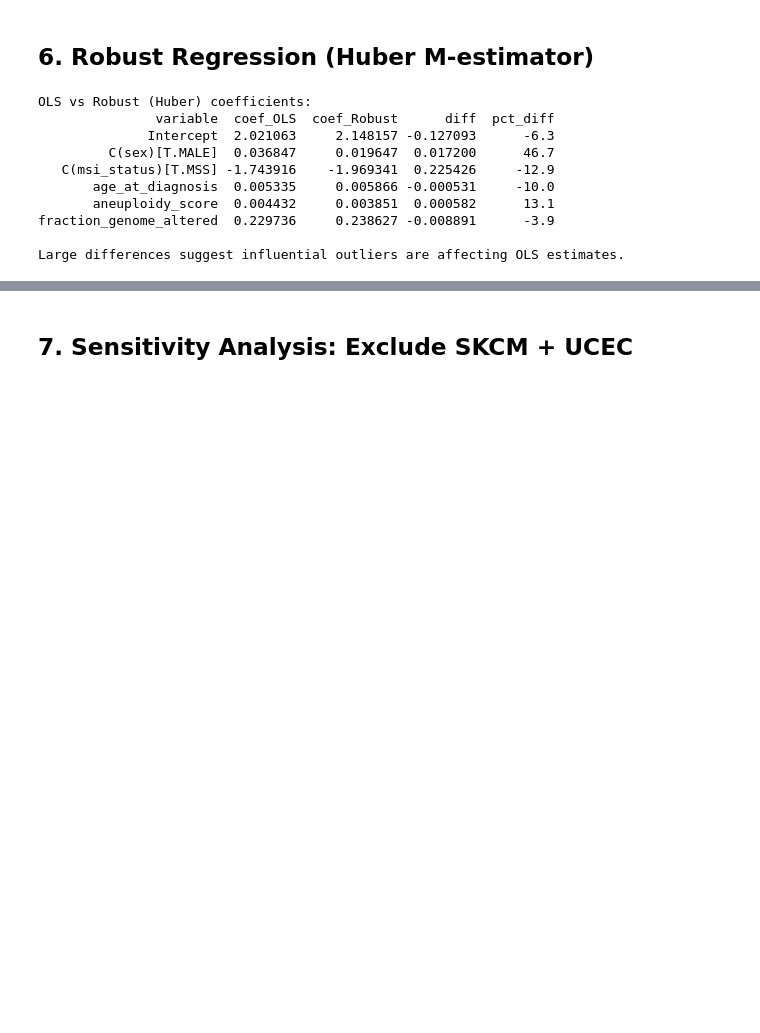
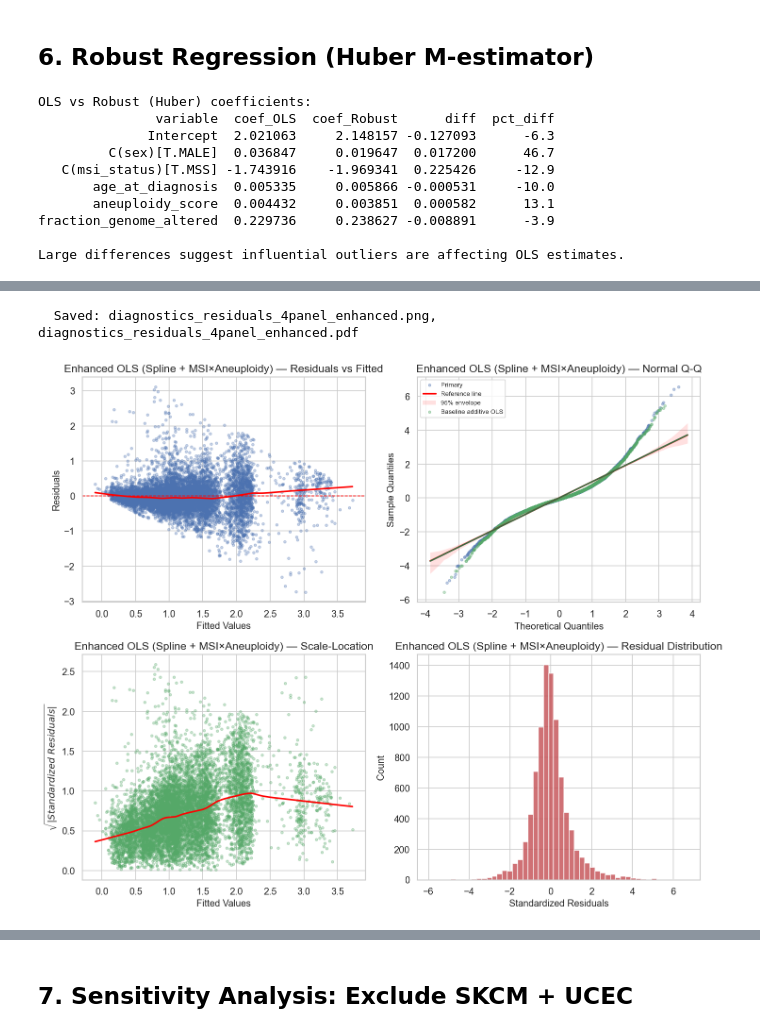
Before and after one commit to l1joseph/tmb-prediction_math189, a Jupyter notebook: notebooks/05_diagnostics.ipynb, the cells around one changed output, grey strips where cells are left out. Saved outputs shown, nothing was run; the diff lists cells and outputs as text; code cells hidden in the pictures; blank space fills up the shorter version.

```diff
--- a/notebooks/05_diagnostics.ipynb
+++ b/notebooks/05_diagnostics.ipynb
@@ -293,0 +364,76 @@ Large differences suggest influential outliers are affecting OLS estimates.
+# %%
+# Flexible model: splines for continuous predictors + MSI-by-aneuploidy interaction
+enhanced_formula = (
+    "log_tmb ~ bs(age_at_diagnosis, df=4) + C(cancer_type) + C(sex) + C(msi_status) "
+    "+ bs(aneuploidy_score, df=4) + bs(fraction_genome_altered, df=4) "
+    "+ C(msi_status):bs(aneuploidy_score, df=4)"
+)
+
+m_enh = fit_ols_formula(model_df, enhanced_formula)
+influence_enh = m_enh.get_influence()
+qq_resid_enh = influence_enh.resid_studentized_external
+
+fig = plot_residual_diagnostics(
+    m_enh.fittedvalues.values,
+    m_enh.resid.values,
+    model_name="Enhanced OLS (Spline + MSI×Aneuploidy)",
+    qq_residuals=qq_resid_enh,
+    qq_compare_residuals=qq_resid,
+    qq_compare_label="Baseline additive OLS",
+    qq_show_ci=True,
+    qq_ci_level=0.95,
+)
+save_fig(fig, "diagnostics_residuals_4panel_enhanced", FIGURES_DIR)
+plt.show()
+
+# Side-by-side residual metrics
+resid_base = m_full.resid.values
+resid_enh = m_enh.resid.values
+
+base_skew = sp_stats.skew(resid_base)
+enh_skew = sp_stats.skew(resid_enh)
+base_kurt = sp_stats.kurtosis(resid_base, fisher=False)
+enh_kurt = sp_stats.kurtosis(resid_enh, fisher=False)
+
+bp_stat_enh, bp_pval_enh, bp_fstat_enh, bp_fpval_enh = het_breuschpagan(
+    m_enh.resid, m_enh.model.exog
+)
+
+# Shapiro (subsample if needed)
+resids_enh = m_enh.resid.values
+if len(resids_enh) > 5000:
+    rng = np.random.default_rng(42)
+    sample_idx_enh = rng.choice(len(resids_enh), size=5000, replace=False)
+    resids_enh_sample = resids_enh[sample_idx_enh]
+else:
+    resids_enh_sample = resids_enh
+
+sw_stat_enh, sw_pval_enh = sp_stats.shapiro(resids_enh_sample)
+
+print("=== Baseline vs Enhanced Residual Diagnostics ===")
+print(f"Adj R²: baseline={m_full.rsquared_adj:.4f}, enhanced={m_enh.rsquared_adj:.4f}")
+print(f"Skewness: baseline={base_skew:.3f}, enhanced={enh_skew:.3f} (closer to 0 is better)")
+print(f"Kurtosis: baseline={base_kurt:.3f}, enhanced={enh_kurt:.3f} (closer to 3 is better)")
+print(f"Breusch-Pagan p: baseline={bp_pval:.2e}, enhanced={bp_pval_enh:.2e}")
+print(f"Shapiro-Wilk p: baseline={sw_pval:.2e}, enhanced={sw_pval_enh:.2e}")
+
+# Robust SE for enhanced model (HC3)
+m_enh_hc3 = m_enh.get_robustcov_results(cov_type="HC3")
+coef_hc3 = pd.DataFrame({
+    "variable": m_enh_hc3.model.exog_names,
+    "coef": m_enh_hc3.params,
+    "se_hc3": m_enh_hc3.bse,
+    "p_hc3": m_enh_hc3.pvalues,
+})
+
+print("\nEnhanced model (HC3 robust SE) — selected terms:")
+sel = coef_hc3[
+    coef_hc3["variable"].str.contains(
+        "Intercept|msi_status|bs\\(age_at_diagnosis|bs\\(aneuploidy_score|bs\\(fraction_genome_altered",
+        regex=True,
+    )
+]
+print(sel.head(20).to_string(index=False))
+# %% [output]
+  Saved: diagnostics_residuals_4panel_enhanced.png, diagnostics_residuals_4panel_enhanced.pdf
+[figure, added]
```
Also changed, not shown: parts of 16 cells of this notebook, 2 other files.
